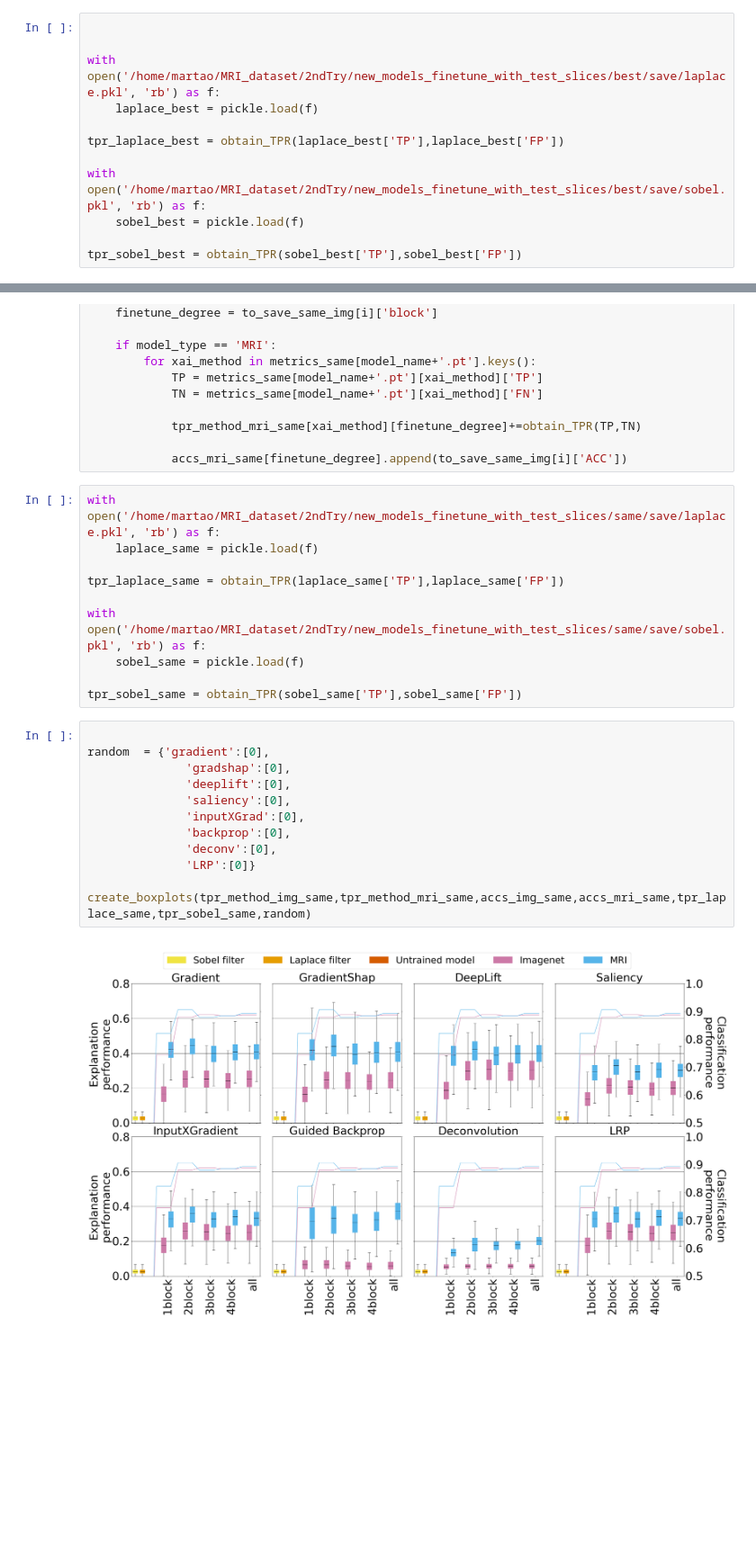
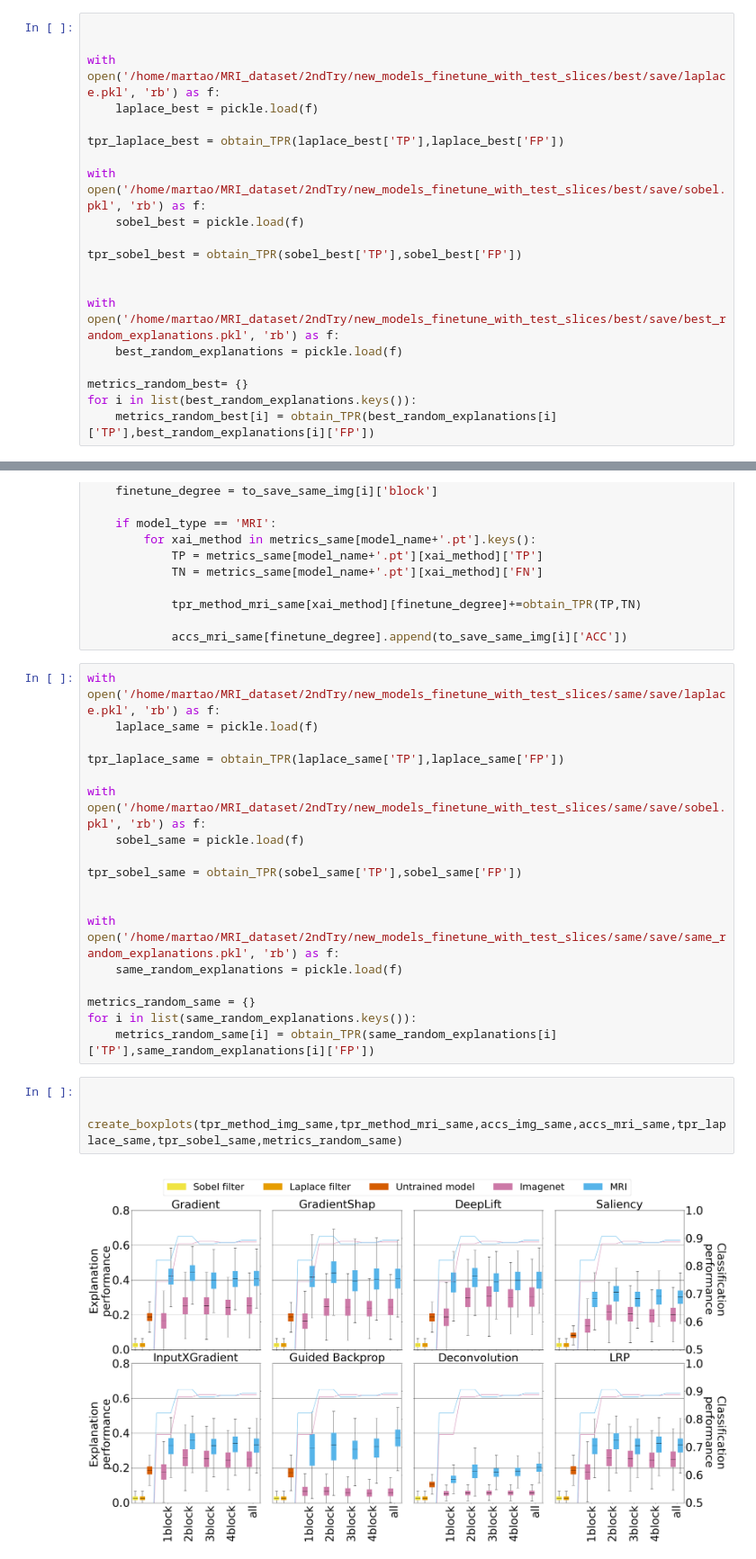
Before and after one commit to Marta54/Pretrain_XAI_gt, a Jupyter notebook: explanation_metrics2.ipynb, the cells around one changed output, grey strips where cells are left out. Shown at 90% size. Saved outputs shown, nothing was run; the diff lists cells and outputs as text; blank space fills up the shorter version.

Commit message:
new boxplots

```diff
--- a/explanation_metrics2.ipynb
+++ b/explanation_metrics2.ipynb
@@ -226,3 +226,11 @@ with open('/home/martao/MRI_dataset/2ndTry/new_models_finetune_with_test_slices/
     sobel_best = pickle.load(f)
 
 tpr_sobel_best = obtain_TPR(sobel_best['TP'],sobel_best['FP'])
+
+
+with open('/home/martao/MRI_dataset/2ndTry/new_models_finetune_with_test_slices/best/save/best_random_explanations.pkl', 'rb') as f:
+    best_random_explanations = pickle.load(f)
+
+metrics_random_best= {}
+for i in list(best_random_explanations.keys()):
+    metrics_random_best[i] = obtain_TPR(best_random_explanations[i]['TP'],best_random_explanations[i]['FP'])
@@ -308,17 +306,17 @@ with open('/home/martao/MRI_dataset/2ndTry/new_models_finetune_with_test_slices/
     sobel_same = pickle.load(f)
 
 tpr_sobel_same = obtain_TPR(sobel_same['TP'],sobel_same['FP'])
+
+
+with open('/home/martao/MRI_dataset/2ndTry/new_models_finetune_with_test_slices/same/save/same_random_explanations.pkl', 'rb') as f:
+    same_random_explanations = pickle.load(f)
+
+metrics_random_same = {}
+for i in list(same_random_explanations.keys()):
+    metrics_random_same[i] = obtain_TPR(same_random_explanations[i]['TP'],same_random_explanations[i]['FP'])
 # %%
 
-random  = {'gradient':[0],
-              'gradshap':[0],
-              'deeplift':[0],
-              'saliency':[0],
-              'inputXGrad':[0],
-              'backprop':[0],
-              'deconv':[0],
-              'LRP':[0]}
 
-create_boxplots(tpr_method_img_same,tpr_method_mri_same,accs_img_same,accs_mri_same,tpr_laplace_same,tpr_sobel_same,random)
+create_boxplots(tpr_method_img_same,tpr_method_mri_same,accs_img_same,accs_mri_same,tpr_laplace_same,tpr_sobel_same,metrics_random_same)
 # %% [output]
-[figure, old version]
+[figure, new version]
```
Also changed, not shown: parts of 2 cells of this notebook, 2 other files.
